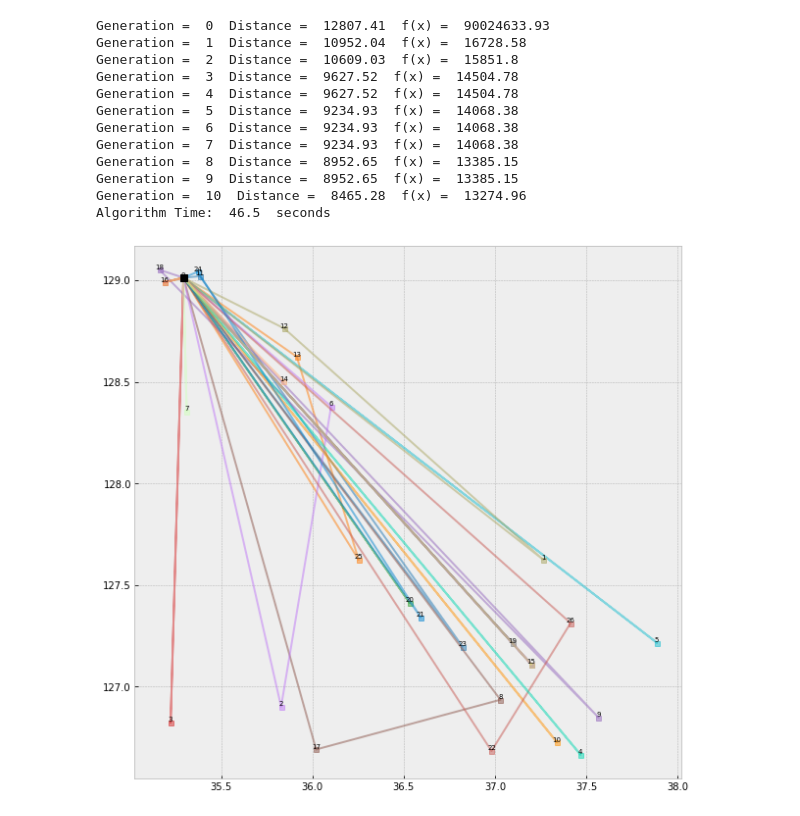
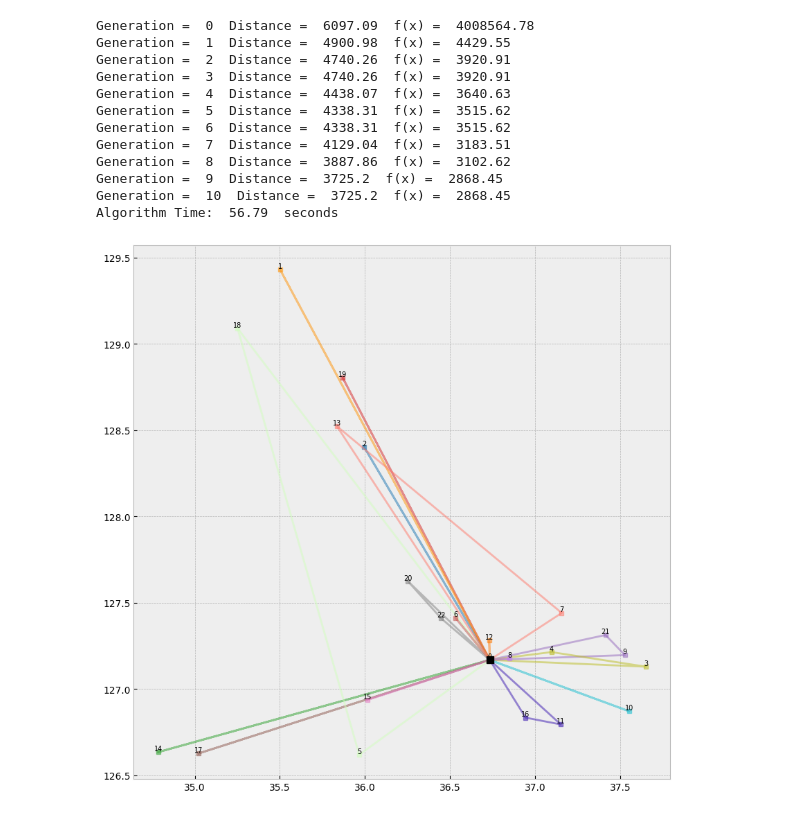
Before and after one commit to yeonjooooni/IECS, a Jupyter notebook: pyvrp.ipynb, the cells around one changed output. Cells and saved outputs as stored; diff of their text form; code cells hidden in the pictures.

Commit message:
changed to distance, get time_window as an input

```diff
--- a/pyvrp.ipynb
+++ b/pyvrp.ipynb
@@ -631,14 +614,13 @@ od_df = pd.read_csv('./과제3 실시간 주문 대응 Routing 최적화 (od_mat
 
 pivot_table = pd.read_csv("./pivot_table_filled.csv", encoding='cp949', index_col=[0])
 
+real_distance_matrix = pd.read_csv("./distance_matrix.csv", index_col=0)
+
 demand_df = pd.read_csv('./과제3 실시간 주문 대응 Routing 최적화 (orders_table) 수정완료.csv', encoding='cp949')
-tmp_df = demand_df[demand_df['date']=='2023-05-04']
-tmp_df = tmp_df[tmp_df['Group']==3]
-tmp_df = tmp_df[tmp_df['터미널ID']=='O_9']
+tmp_df = demand_df[demand_df['date']=='2023-05-02']
+tmp_df = tmp_df[tmp_df['Group']==0]
+tmp_df = tmp_df[tmp_df['터미널ID']=='O_179']
 
-# orders_table 시작(터미널 id)-도착지(착지 id) symmetric한 2d matrix로 나타낸 것.
-# index는 symmetric하나 value(시간)은 다름, OD matrix 이용.
-# 이 부분은 0_179, 터미널에 대해서 만든 (sub) pivot table
 id_list_only_in_tmp_df = list(set(tmp_df['터미널ID'].values.tolist() + tmp_df['착지ID'].values.tolist()))
 pivot_table = pivot_table.loc[id_list_only_in_tmp_df,id_list_only_in_tmp_df]
 pivot_table = pivot_table.sort_index(axis=1, ascending=False)
@@ -646,18 +628,15 @@ pivot_table = pivot_table.sort_index(axis=0,  ascending=False)
 
 import numpy as np
 # '착지_ID'열의 각 값의 인덱스를 담을 리스트 초기화
-index_positions = [list(pivot_table.index).index("O_9")]
+index_positions = [list(pivot_table.index).index("O_179")]
 cbm_list = [0]
 
-# 왜 이런식으로 index 바꾼 것?
 # tmp_df의 '착지_ID'열의 각 값에 대해 pivot_table.index 리스트의 인덱스를 찾습니다.
-# (시작지, 착지, CBM 형태의 주문 triplet)
 for i in range(len(tmp_df)):
     value = tmp_df['착지ID'].values.tolist()[i]
     index_positions.append(list(pivot_table.index).index(value))
     cbm_list.append(float(tmp_df['CBM'].values[i]))
 
-# origin 및 departure 모든 지점을 coordinate 형태로 넣어준 것
 departure_coordinates = demand_df.drop_duplicates(['착지ID'])[['착지ID', '하차지_위도', '하차지_경도']]
 departure_coordinates.columns = ['ID', 'y', 'x']
 origin_coordinates = pd.read_csv("./과제3 실시간 주문 대응 Routing 최적화 (Terminals).csv", encoding='cp949', usecols = [0,1,2])
@@ -669,56 +648,58 @@ coordinates = coordinates.loc[id_list_only_in_tmp_df].sort_index(ascending=False
 
 parameters = pd.DataFrame({
     'arrive_station': index_positions,
-    'TW_early':[[1080,2520,3960] for _ in range(len(index_positions))],#18-00, 2일차(42-48:00)
+    'TW_early':[[1080,2520,3960] for _ in range(len(index_positions))],
     'TW_late':[[1560,3000,4320] for _ in range(len(index_positions))],
     'TW_service_time':60,
     'TW_wait_cost':0,
     'cbm':cbm_list
 })
-# print(parameters.head(10))
+
 # Tranform to Numpy Array
 coordinates = coordinates.values
 parameters  = parameters.values
 distance_matrix = pivot_table.values
+real_distance_matrix = real_distance_matrix.values
+
 
 # Parameters - Model
 n_depots    =  1          # The First n Rows of the 'distance_matrix' or 'coordinates' are Considered as Depots
 time_window = 'with'    # 'with', 'without'
 route       = 'closed'     # 'open', 'closed'
 model       = 'vrp'        # 'tsp', 'mtsp', 'vrp'
 graph       = True        # True, False
 
 # Parameters - Vehicle
 vehicle_types = 5                           # Quantity of Vehicle Types
 fixed_cost    = [ 80,110,150,200,250 ]      # Fixed Cost
 variable_cost = [ 0.8,1,1.2,1.5,1.8 ]      # Variable Cost
 capacity      = [ 27,33,42,51,55 ]      # Capacity of the Vehicle
 velocity      = [ 1,1,1,1,1 ]      # The Average Velocity Value is Used as a Constant that Divides the Distance Matrix.
 fleet_size    = [ 10,10,10,10,10 ]      # Available Vehicles
 
 # Parameters - GA
 penalty_value   = 1000000    # GA Target Function Penalty Value for Violating the Problem Constraints
-population_size = 5      # GA Population Size
+population_size = 50      # GA Population Size
 mutation_rate   = 0.2     # GA Mutation Rate
 elite           = 1        # GA Elite Member(s) - Total Number of Best Individual(s) that (is)are Maintained
 generations     = 10     # GA Number of Generations
 
 # Run GA Function
-ga_report, ga_vrp = genetic_algorithm_vrp(coordinates, distance_matrix, parameters, velocity, fixed_cost, variable_cost, capacity, population_size, vehicle_types, n_depots, route, model, time_window, fleet_size, mutation_rate, elite, generations, penalty_value, graph)
+ga_report, ga_vrp = genetic_algorithm_vrp(coordinates, distance_matrix, parameters, velocity, fixed_cost, variable_cost, capacity, real_distance_matrix, population_size, vehicle_types, n_depots, route, model, time_window, fleet_size, mutation_rate, elite, generations, penalty_value, graph)
 # %% [output]
-Generation =  0  Distance =  12807.41  f(x) =  90024633.93
-Generation =  1  Distance =  10952.04  f(x) =  16728.58
-Generation =  2  Distance =  10609.03  f(x) =  15851.8
-Generation =  3  Distance =  9627.52  f(x) =  14504.78
-Generation =  4  Distance =  9627.52  f(x) =  14504.78
-Generation =  5  Distance =  9234.93  f(x) =  14068.38
-Generation =  6  Distance =  9234.93  f(x) =  14068.38
-Generation =  7  Distance =  9234.93  f(x) =  14068.38
-Generation =  8  Distance =  8952.65  f(x) =  13385.15
-Generation =  9  Distance =  8952.65  f(x) =  13385.15
-Generation =  10  Distance =  8465.28  f(x) =  13274.96
-Algorithm Time:  46.5  seconds
+Generation =  0  Distance =  6097.09  f(x) =  4008564.78
+Generation =  1  Distance =  4900.98  f(x) =  4429.55
+Generation =  2  Distance =  4740.26  f(x) =  3920.91
+Generation =  3  Distance =  4740.26  f(x) =  3920.91
+Generation =  4  Distance =  4438.07  f(x) =  3640.63
+Generation =  5  Distance =  4338.31  f(x) =  3515.62
+Generation =  6  Distance =  4338.31  f(x) =  3515.62
+Generation =  7  Distance =  4129.04  f(x) =  3183.51
+Generation =  8  Distance =  3887.86  f(x) =  3102.62
+Generation =  9  Distance =  3725.2  f(x) =  2868.45
+Generation =  10  Distance =  3725.2  f(x) =  2868.45
+Algorithm Time:  56.79  seconds
-[figure, old version]
+[figure, new version]
 # %%
 # Solution Report
 ga_report
```
Also changed, not shown: parts of 3 cells of this notebook, 4 other files.
